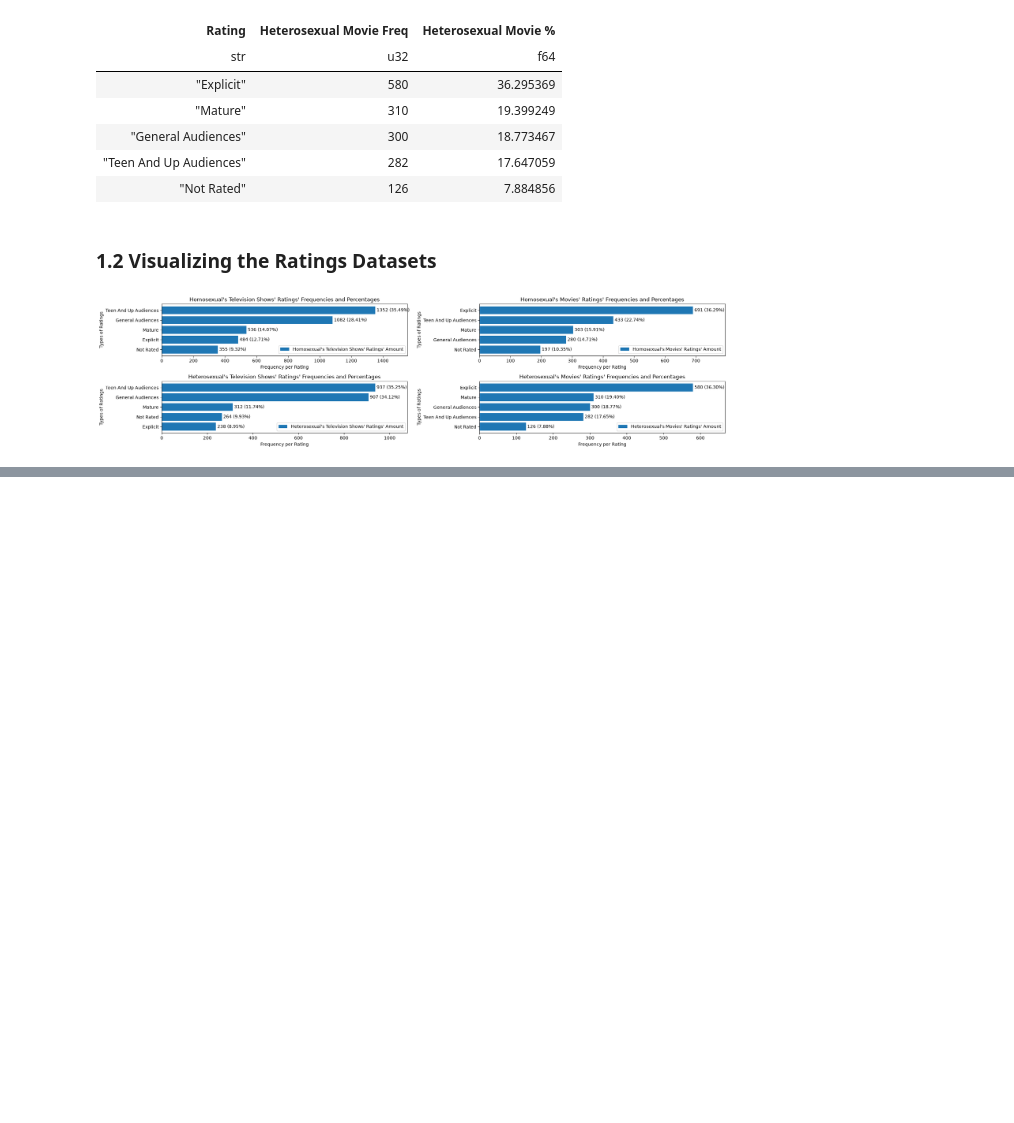
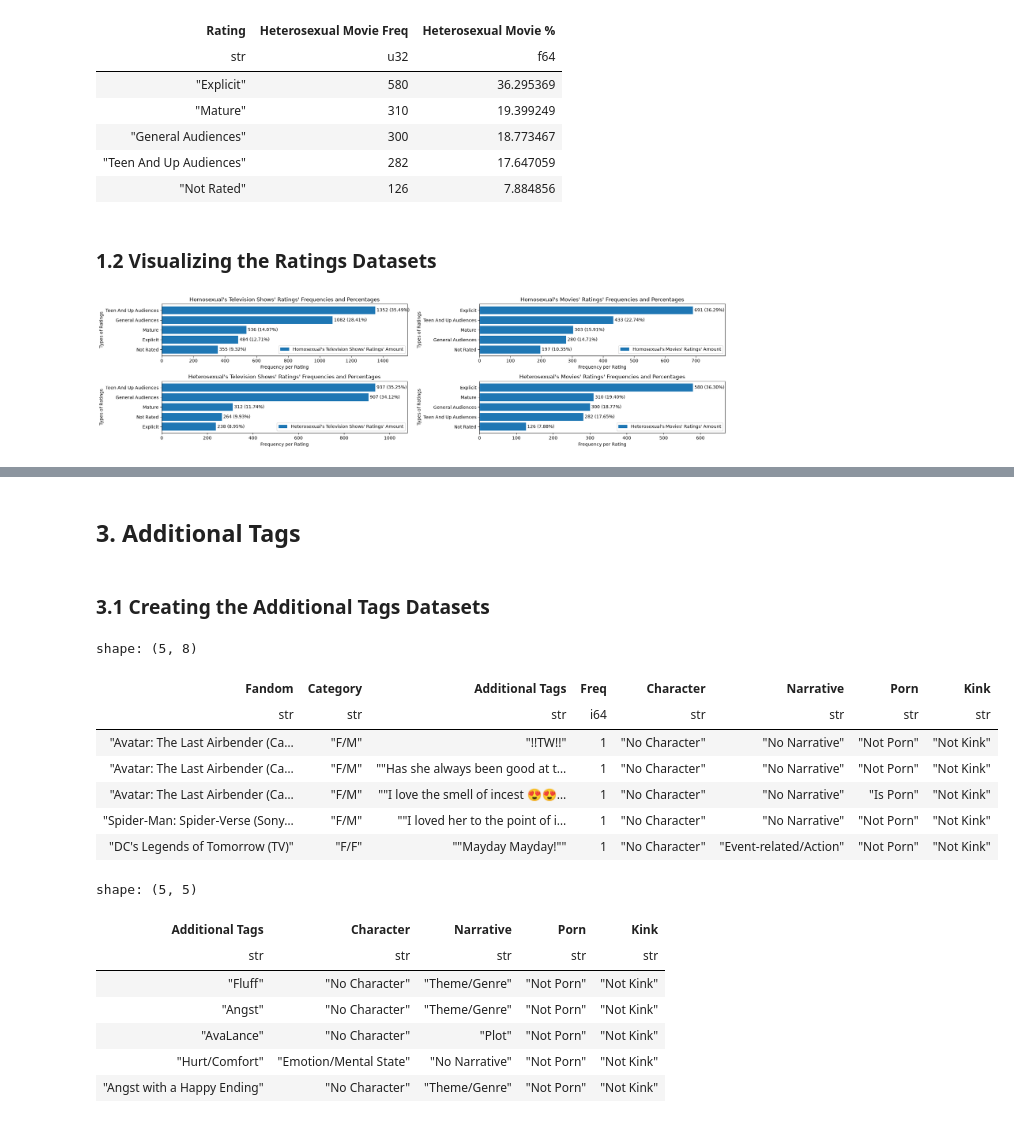
Before and after one commit to Cameron-Meinsma/ma_dh_thesis_v2, a Jupyter notebook: sub_rq_2.ipynb, the cells around one changed output, grey strips where cells are left out. Cells and saved outputs as stored; diff of their text form; code cells hidden in the pictures; blank space fills up the shorter version.

Commit message:
Visualized the annotations

```diff
--- a/sub_rq_2.ipynb
+++ b/sub_rq_2.ipynb
@@ -258,0 +438,27 @@ plt.show()
+# %% [markdown]
+## 3. Additional Tags
+# %% [markdown]
+### 3.1 Creating the Additional Tags Datasets
+# %%
+# Read the CSV file
+df_annotated_tags_fandom_category = pl.read_csv("./data/df_annotated_tags_fandom_category.csv")
+df_add_tag_annotation = pl.read_csv("./data/df_additional_tag_annotations.csv")
+df_annotated_tags_fandom_category.show()
+df_add_tag_annotation.show()
+# %% [output]
+shape: (5, 8)
+| Fandom | Category | Additional Tags | Freq | Character | Narrative | Porn | Kink |
+| str | str | str | i64 | str | str | str | str |
+| "Avatar: The Last Airbender (Ca… | "F/M" | "!!TW!!" | 1 | "No Character" | "No Narrative" | "Not Porn" | "Not Kink" |
+| "Avatar: The Last Airbender (Ca… | "F/M" | ""Has she always been good at t… | 1 | "No Character" | "No Narrative" | "Not Porn" | "Not Kink" |
+| "Avatar: The Last Airbender (Ca… | "F/M" | ""I love the smell of incest 😍😍… | 1 | "No Character" | "No Narrative" | "Is Porn" | "Not Kink" |
+| "Spider-Man: Spider-Verse (Sony… | "F/M" | ""I loved her to the point of i… | 1 | "No Character" | "No Narrative" | "Not Porn" | "Not Kink" |
+| "DC's Legends of Tomorrow (TV)" | "F/F" | ""Mayday Mayday!"" | 1 | "No Character" | "Event-related/Action" | "Not Porn" | "Not Kink" |
+shape: (5, 5)
+| Additional Tags | Character | Narrative | Porn | Kink |
+| str | str | str | str | str |
+| "Fluff" | "No Character" | "Theme/Genre" | "Not Porn" | "Not Kink" |
+| "Angst" | "No Character" | "Theme/Genre" | "Not Porn" | "Not Kink" |
+| "AvaLance" | "No Character" | "Plot" | "Not Porn" | "Not Kink" |
+| "Hurt/Comfort" | "Emotion/Mental State" | "No Narrative" | "Not Porn" | "Not Kink" |
+| "Angst with a Happy Ending" | "No Character" | "Theme/Genre" | "Not Porn" | "Not Kink" |
```
Also changed, not shown: parts of 9 cells of this notebook.
